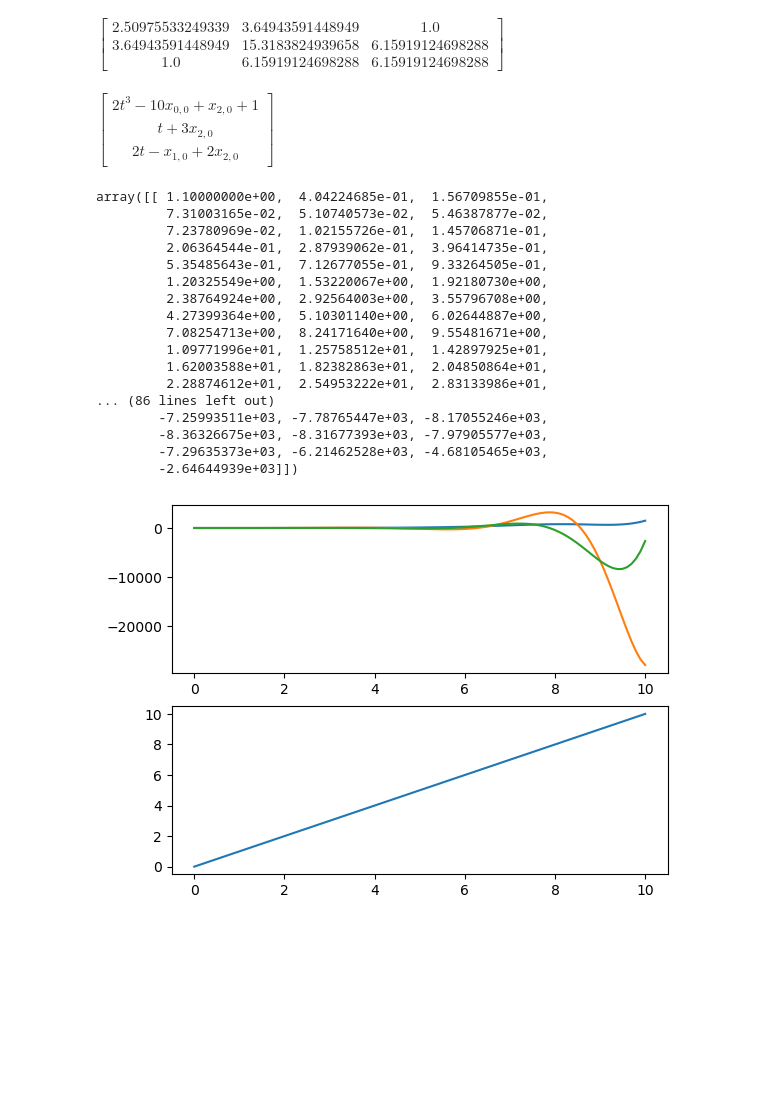
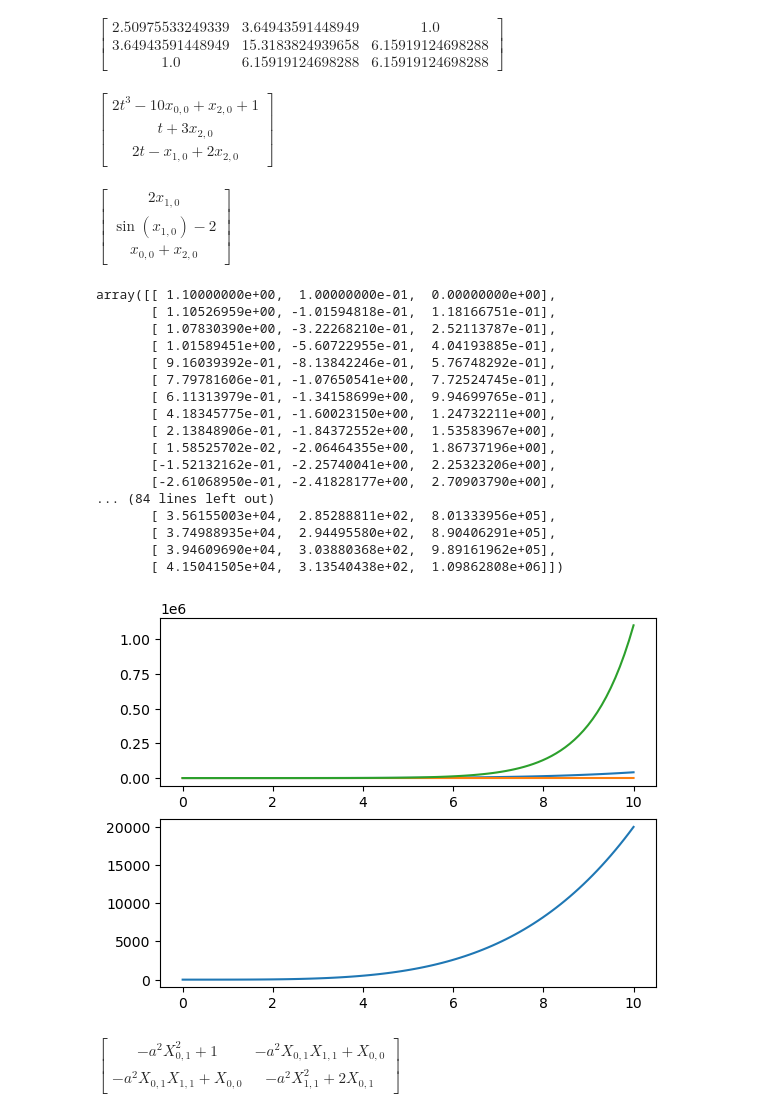
Before and after one commit to SuchkovVN/ControlTheoryTools, a Jupyter notebook: TY.ipynb, the cells around one changed output. Drawn from its saved outputs; the diff is of its cells as text; code cells hidden in the pictures; blank space fills up the shorter version.

Commit message:
add non-linear solver

```diff
--- a/TY.ipynb
+++ b/TY.ipynb
@@ -139,36 +139,60 @@ $\displaystyle \left[\begin{matrix}2.50975533249339 & 3.64943591448949 & 1.0\\3.
 # %%
 x = sp.MatrixSymbol('x', 3, 1).as_explicit()
 t = sp.symbols('t', real=True)
 A = sp.Matrix([[-10, 0, 1], [0, 0, 3], [0, -1, 2]], real=True)
 b = sp.Matrix([[1 + 2* t**3], [t], [2 * t]])
 u = sp.Matrix([t])
 
 display(A * x + b)
 T = np.linspace(0, 10, 100)
-solution, U = ctk.solveLinearSystem(t, x, A, u, b, [1.1, 0.1, 0], (0, 10), T)
-display(solution.y)
+# solution, U = ctk.solveLinearSystem(t, x, A, u, b, [1.1, 0.1, 0], (0, 10), T)
+
+F = sp.Matrix(
+    [[2*x[1]],
+    [sp.sin(x[1]) - 2],
+    [x[0] + x[2]]]
+)
+display(F)
+solution, U = ctk.solveCommonSystem(t, x, F, b * u, [1.1, 0.1, 0], (0, 10), T)
+display(solution.y.T)
 
 fig, ax = plt.subplots(2)
 ax[0].plot(T, solution.y.T)
 ax[1].plot(T, U)
 plt.show()
 # %% [output]
 $\displaystyle \left[\begin{matrix}2 t^{3} - 10 x_{0, 0} + x_{2, 0} + 1\\t + 3 x_{2, 0}\\2 t - x_{1, 0} + 2 x_{2, 0}\end{matrix}\right]$
+$\displaystyle \left[\begin{matrix}2 x_{1, 0}\\\sin{\left(x_{1, 0} \right)} - 2\\x_{0, 0} + x_{2, 0}\end{matrix}\right]$
-array([[ 1.10000000e+00,  4.04224685e-01,  1.56709855e-01,
-         7.31003165e-02,  5.10740573e-02,  5.46387877e-02,
-         7.23780969e-02,  1.02155726e-01,  1.45706871e-01,
-         2.06364544e-01,  2.87939062e-01,  3.96414735e-01,
-         5.35485643e-01,  7.12677055e-01,  9.33264505e-01,
-         1.20325549e+00,  1.53220067e+00,  1.92180730e+00,
-         2.38764924e+00,  2.92564003e+00,  3.55796708e+00,
-         4.27399364e+00,  5.10301140e+00,  6.02644887e+00,
-         7.08254713e+00,  8.24171640e+00,  9.55481671e+00,
-         1.09771996e+01,  1.25758512e+01,  1.42897925e+01,
-         1.62003588e+01,  1.82382863e+01,  2.04850864e+01,
-         2.28874612e+01,  2.54953222e+01,  2.83133986e+01,
-... (86 lines left out)
-        -7.25993511e+03, -7.78765447e+03, -8.17055246e+03,
-        -8.36326675e+03, -8.31677393e+03, -7.97905577e+03,
-        -7.29635373e+03, -6.21462528e+03, -4.68105465e+03,
-        -2.64644939e+03]])
+array([[ 1.10000000e+00,  1.00000000e-01,  0.00000000e+00],
+       [ 1.10526959e+00, -1.01594818e-01,  1.18166751e-01],
+       [ 1.07830390e+00, -3.22268210e-01,  2.52113787e-01],
+       [ 1.01589451e+00, -5.60722955e-01,  4.04193885e-01],
+       [ 9.16039392e-01, -8.13842246e-01,  5.76748292e-01],
+       [ 7.79781606e-01, -1.07650541e+00,  7.72524745e-01],
+       [ 6.11313979e-01, -1.34158699e+00,  9.94699765e-01],
+       [ 4.18345775e-01, -1.60023150e+00,  1.24732211e+00],
+       [ 2.13848906e-01, -1.84372552e+00,  1.53583967e+00],
+       [ 1.58525702e-02, -2.06464355e+00,  1.86737196e+00],
+       [-1.52132162e-01, -2.25740041e+00,  2.25323206e+00],
+       [-2.61068950e-01, -2.41828177e+00,  2.70903790e+00],
+... (84 lines left out)
+       [ 3.56155003e+04,  2.85288811e+02,  8.01333956e+05],
+       [ 3.74988935e+04,  2.94495580e+02,  8.90406291e+05],
+       [ 3.94609690e+04,  3.03880368e+02,  9.89161962e+05],
+       [ 4.15041505e+04,  3.13540438e+02,  1.09862808e+06]])
-[figure, old version]
+[figure, new version]
+# %%
+x = sp.MatrixSymbol('x', 2, 1).as_explicit()
+X = sp.MatrixSymbol('X', 2, 2).as_explicit()
+X = X.upper_triangular(1) + X.upper_triangular().T
+a = sp.symbols('a', real=True)
+
+Q = sp.Matrix([[1, 0], [0, 0]])
+R = sp.Matrix([1])
+B = sp.Matrix([[0], [a]])
+A = sp.Matrix([[0, 1], [0, 0]])
+
+RiccatiEq = Q + A.T * X + X * A - X * B * R.inv() * B.T * X
+display(RiccatiEq)
+# %% [output]
+$\displaystyle \left[\begin{matrix}- a^{2} X_{0, 1}^{2} + 1 & - a^{2} X_{0, 1} X_{1, 1} + X_{0, 0}\\- a^{2} X_{0, 1} X_{1, 1} + X_{0, 0} & - a^{2} X_{1, 1}^{2} + 2 X_{0, 1}\end{matrix}\right]$
```
Also changed, not shown: parts of 8 cells of this notebook, 1 other file.
